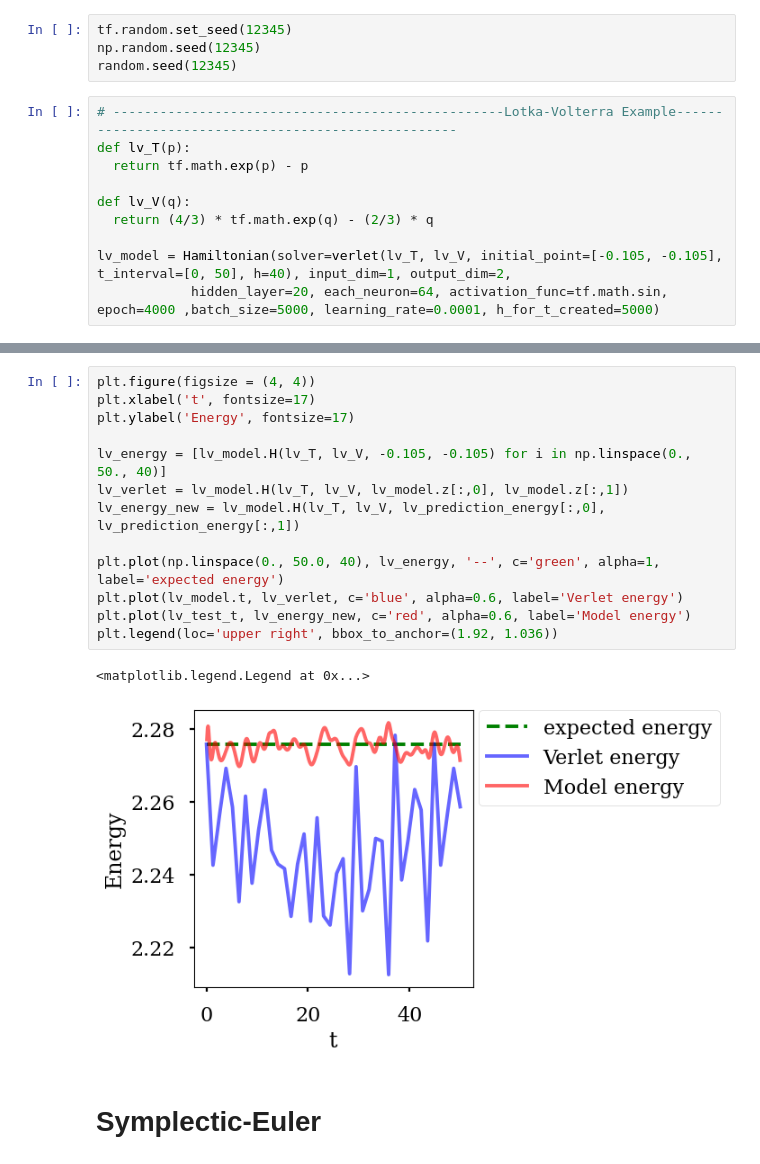
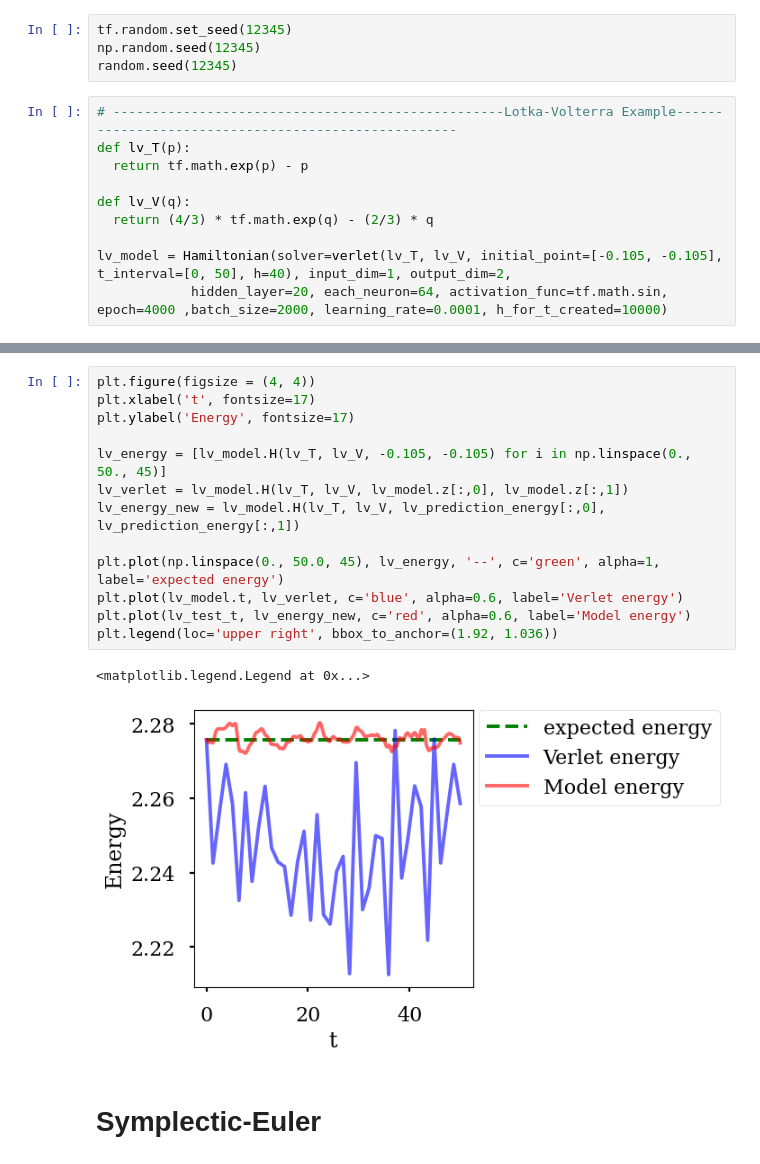
Before and after one commit to tayfununal/solving_hamiltonian_with_deeplearning, a Jupyter notebook: stage.ipynb, the cells around one changed output, grey strips where cells are left out. Saved outputs shown, nothing was run; the diff lists cells and outputs as text.

```diff
--- a/stage.ipynb
+++ b/stage.ipynb
@@ -147,7 +147,7 @@ def lv_V(q):
   return (4/3) * tf.math.exp(q) - (2/3) * q
 
 lv_model = Hamiltonian(solver=verlet(lv_T, lv_V, initial_point=[-0.105, -0.105], t_interval=[0, 50], h=40), input_dim=1, output_dim=2,
-            hidden_layer=20, each_neuron=64, activation_func=tf.math.sin, epoch=4000 ,batch_size=5000, learning_rate=0.0001, h_for_t_created=5000)
+            hidden_layer=20, each_neuron=64, activation_func=tf.math.sin, epoch=4000 ,batch_size=2000, learning_rate=0.0001, h_for_t_created=10000)
 # %%
 plt.figure(figsize = (4, 4))
 plt.xlabel('x', fontsize=17)
@@ -173,19 +173,19 @@ plt.legend(loc='upper right', bbox_to_anchor=(2.09, 1.036))
 # %%
 plt.figure(figsize = (4, 4))
 plt.xlabel('t', fontsize=17)
 plt.ylabel('Energy', fontsize=17)
 
-lv_energy = [lv_model.H(lv_T, lv_V, -0.105, -0.105) for i in np.linspace(0., 50., 40)]
+lv_energy = [lv_model.H(lv_T, lv_V, -0.105, -0.105) for i in np.linspace(0., 50., 45)]
 lv_verlet = lv_model.H(lv_T, lv_V, lv_model.z[:,0], lv_model.z[:,1])
 lv_energy_new = lv_model.H(lv_T, lv_V, lv_prediction_energy[:,0], lv_prediction_energy[:,1])
 
-plt.plot(np.linspace(0., 50.0, 40), lv_energy, '--', c='green', alpha=1, label='expected energy')
+plt.plot(np.linspace(0., 50.0, 45), lv_energy, '--', c='green', alpha=1, label='expected energy')
 plt.plot(lv_model.t, lv_verlet, c='blue', alpha=0.6, label='Verlet energy')
 plt.plot(lv_test_t, lv_energy_new, c='red', alpha=0.6, label='Model energy')
 plt.legend(loc='upper right', bbox_to_anchor=(1.92, 1.036))
 # %% [output]
 <matplotlib.legend.Legend at 0x...>
-[figure, old version]
+[figure, new version]
 # %% [markdown]
 # Symplectic-Euler
 # %%
```
Also changed, not shown: parts of 17 cells of this notebook.
